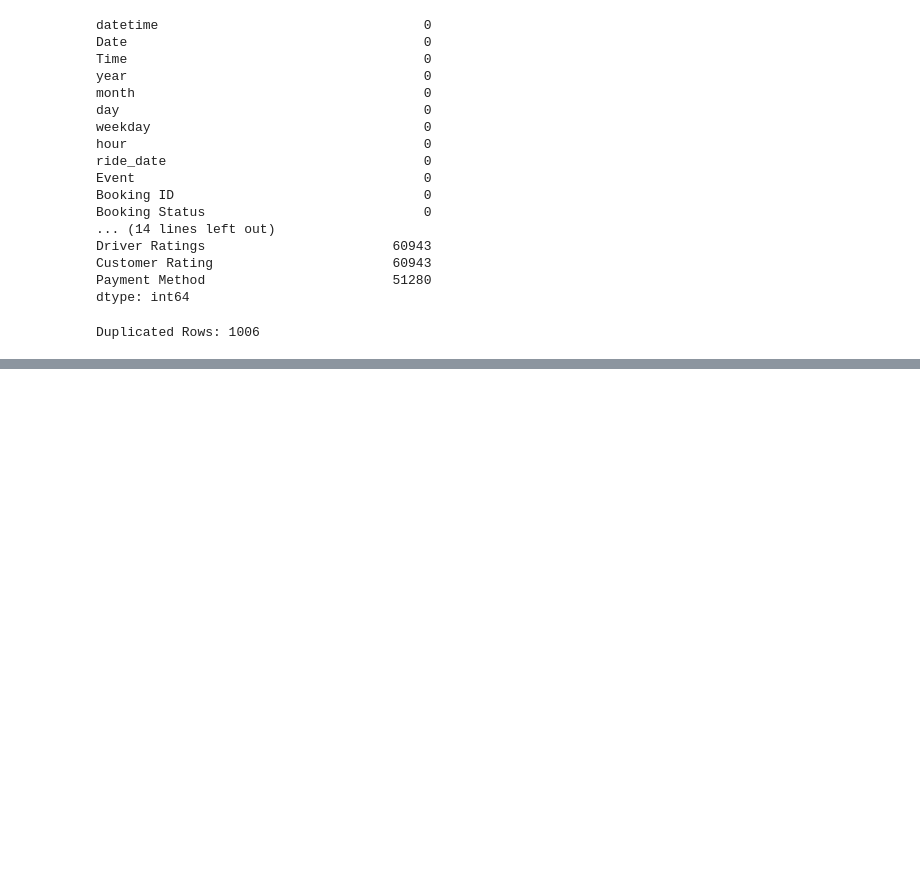
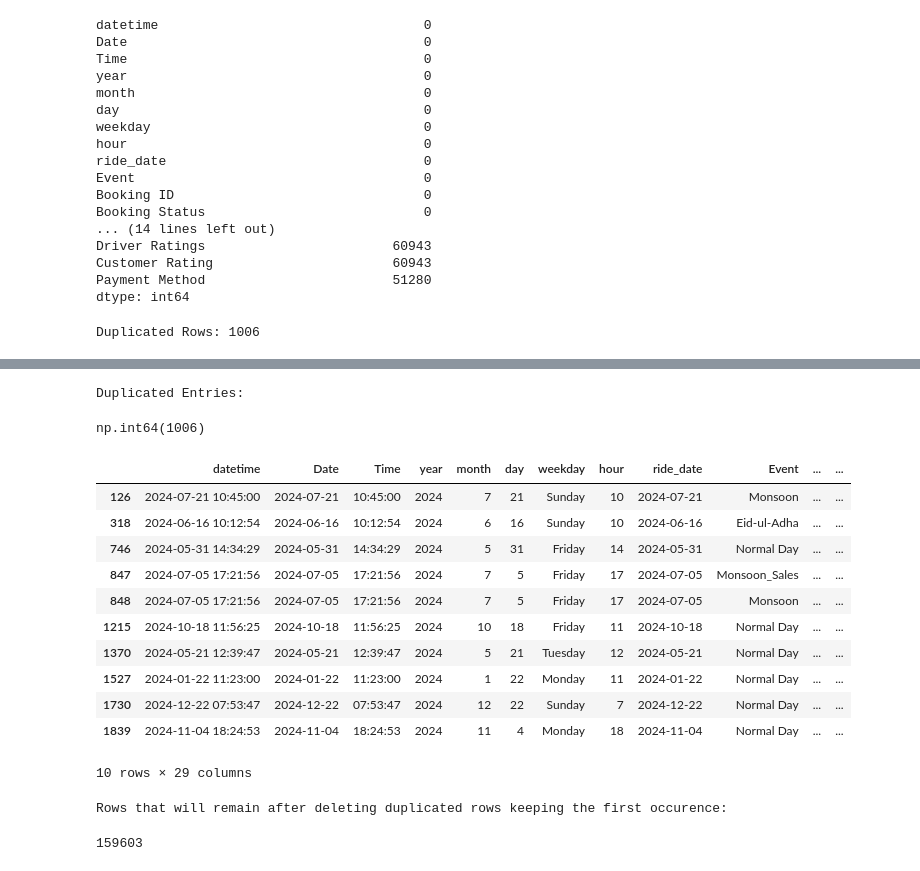
Before and after one commit to KRY-8xn/Spatiotemporal-Analysis-of-Ride-Hailing-Demand-and-Cancellation-Patterns-in-Delhi-NCR, a Jupyter notebook: notebooks/01_data_loading_and_inspection.ipynb, the cells around one changed output, grey strips where cells are left out. Drawn from its saved outputs; the diff is of its cells as text; code cells hidden in the pictures; blank space fills up the shorter version.

```diff
--- a/notebooks/01_data_loading_and_inspection.ipynb
+++ b/notebooks/01_data_loading_and_inspection.ipynb
@@ -76,0 +585,27 @@ Duplicated Rows: 1006
+# %%
+print("Duplicated Entries:")
+df.duplicated().sum()
+# %% [output]
+Duplicated Entries:
+np.int64(1006)
+# %%
+df[df.duplicated()].head(10)
+# %% [output]
+|  | datetime | Date | Time | year | month | day | weekday | hour | ride_date | Event | ... | ... |
+| 126 | 2024-07-21 10:45:00 | 2024-07-21 | 10:45:00 | 2024 | 7 | 21 | Sunday | 10 | 2024-07-21 | Monsoon | ... | ... |
+| 318 | 2024-06-16 10:12:54 | 2024-06-16 | 10:12:54 | 2024 | 6 | 16 | Sunday | 10 | 2024-06-16 | Eid-ul-Adha | ... | ... |
+| 746 | 2024-05-31 14:34:29 | 2024-05-31 | 14:34:29 | 2024 | 5 | 31 | Friday | 14 | 2024-05-31 | Normal Day | ... | ... |
+| 847 | 2024-07-05 17:21:56 | 2024-07-05 | 17:21:56 | 2024 | 7 | 5 | Friday | 17 | 2024-07-05 | Monsoon_Sales | ... | ... |
+| 848 | 2024-07-05 17:21:56 | 2024-07-05 | 17:21:56 | 2024 | 7 | 5 | Friday | 17 | 2024-07-05 | Monsoon | ... | ... |
+| 1215 | 2024-10-18 11:56:25 | 2024-10-18 | 11:56:25 | 2024 | 10 | 18 | Friday | 11 | 2024-10-18 | Normal Day | ... | ... |
+| 1370 | 2024-05-21 12:39:47 | 2024-05-21 | 12:39:47 | 2024 | 5 | 21 | Tuesday | 12 | 2024-05-21 | Normal Day | ... | ... |
+| 1527 | 2024-01-22 11:23:00 | 2024-01-22 | 11:23:00 | 2024 | 1 | 22 | Monday | 11 | 2024-01-22 | Normal Day | ... | ... |
+| 1730 | 2024-12-22 07:53:47 | 2024-12-22 | 07:53:47 | 2024 | 12 | 22 | Sunday | 7 | 2024-12-22 | Normal Day | ... | ... |
+| 1839 | 2024-11-04 18:24:53 | 2024-11-04 | 18:24:53 | 2024 | 11 | 4 | Monday | 18 | 2024-11-04 | Normal Day | ... | ... |
+10 rows × 29 columns
+# %%
+print("Rows that will remain after deleting duplicated rows keeping the first occurence:")
+df[~df.duplicated(keep="first")].shape[0]
+# %% [output]
+Rows that will remain after deleting duplicated rows keeping the first occurence:
+159603
```
Also changed, not shown: parts of 46 cells of this notebook, 1 other file.
